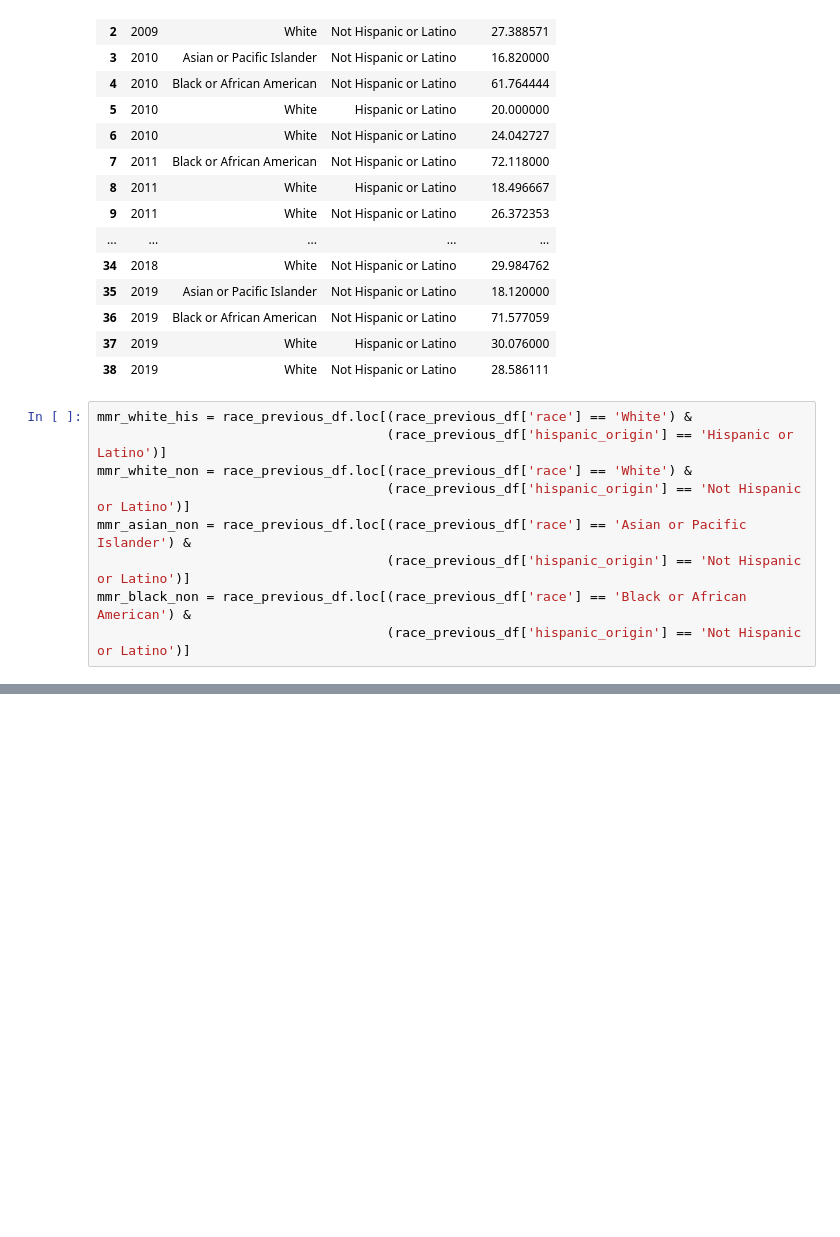
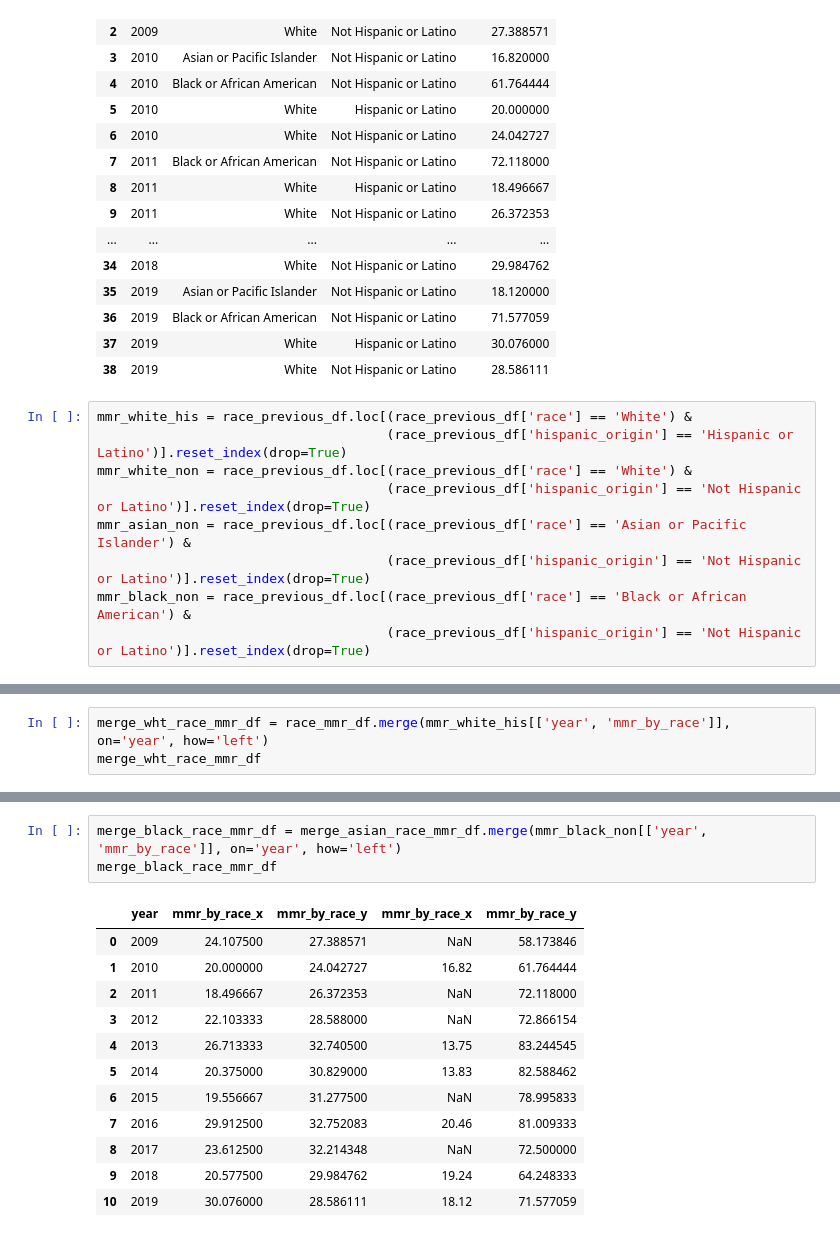
Before and after one commit to abpuccini/maternal-mortality-project, a Jupyter notebook: machine_learning/model_testing/race_forecast_population.ipynb, the cells around one changed output, grey strips where cells are left out. Saved outputs shown, nothing was run; the diff lists cells and outputs as text; blank space fills up the shorter version.

```diff
--- a/machine_learning/model_testing/race_forecast_population.ipynb
+++ b/machine_learning/model_testing/race_forecast_population.ipynb
@@ -482,11 +482,11 @@ race_previous_df
 | 38 | 2019 | White | Not Hispanic or Latino | 28.586111 |
 # %%
 mmr_white_his = race_previous_df.loc[(race_previous_df['race'] == 'White') &
-                                     (race_previous_df['hispanic_origin'] == 'Hispanic or Latino')]
+                                     (race_previous_df['hispanic_origin'] == 'Hispanic or Latino')].reset_index(drop=True)
 mmr_white_non = race_previous_df.loc[(race_previous_df['race'] == 'White') &
-                                     (race_previous_df['hispanic_origin'] == 'Not Hispanic or Latino')]
+                                     (race_previous_df['hispanic_origin'] == 'Not Hispanic or Latino')].reset_index(drop=True)
 mmr_asian_non = race_previous_df.loc[(race_previous_df['race'] == 'Asian or Pacific Islander') &
-                                     (race_previous_df['hispanic_origin'] == 'Not Hispanic or Latino')]
+                                     (race_previous_df['hispanic_origin'] == 'Not Hispanic or Latino')].reset_index(drop=True)
 mmr_black_non = race_previous_df.loc[(race_previous_df['race'] == 'Black or African American') &
-                                     (race_previous_df['hispanic_origin'] == 'Not Hispanic or Latino')]
+                                     (race_previous_df['hispanic_origin'] == 'Not Hispanic or Latino')].reset_index(drop=True)
 # %%
@@ -515,0 +525,3 @@ ValueError: Length of values does not match length of index
+# %%
+merge_wht_race_mmr_df = race_mmr_df.merge(mmr_white_his[['year', 'mmr_by_race']], on='year', how='left')
+merge_wht_race_mmr_df
@@ -515,0 +573,16 @@ ValueError: Length of values does not match length of index
+# %%
+merge_black_race_mmr_df = merge_asian_race_mmr_df.merge(mmr_black_non[['year', 'mmr_by_race']], on='year', how='left')
+merge_black_race_mmr_df
+# %% [output]
+|  | year | mmr_by_race_x | mmr_by_race_y | mmr_by_race_x | mmr_by_race_y |
+| 0 | 2009 | 24.107500 | 27.388571 | NaN | 58.173846 |
+| 1 | 2010 | 20.000000 | 24.042727 | 16.82 | 61.764444 |
+| 2 | 2011 | 18.496667 | 26.372353 | NaN | 72.118000 |
+| 3 | 2012 | 22.103333 | 28.588000 | NaN | 72.866154 |
+| 4 | 2013 | 26.713333 | 32.740500 | 13.75 | 83.244545 |
+| 5 | 2014 | 20.375000 | 30.829000 | 13.83 | 82.588462 |
+| 6 | 2015 | 19.556667 | 31.277500 | NaN | 78.995833 |
+| 7 | 2016 | 29.912500 | 32.752083 | 20.46 | 81.009333 |
+| 8 | 2017 | 23.612500 | 32.214348 | NaN | 72.500000 |
+| 9 | 2018 | 20.577500 | 29.984762 | 19.24 | 64.248333 |
+| 10 | 2019 | 30.076000 | 28.586111 | 18.12 | 71.577059 |
```
Also changed, not shown: parts of 11 cells of this notebook, 4 other files.
